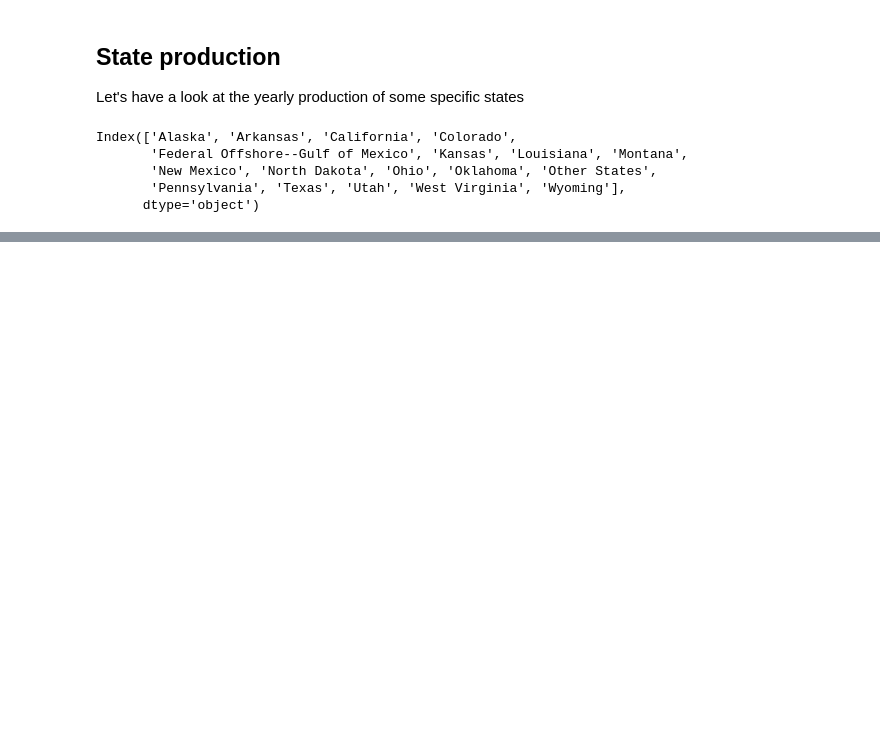
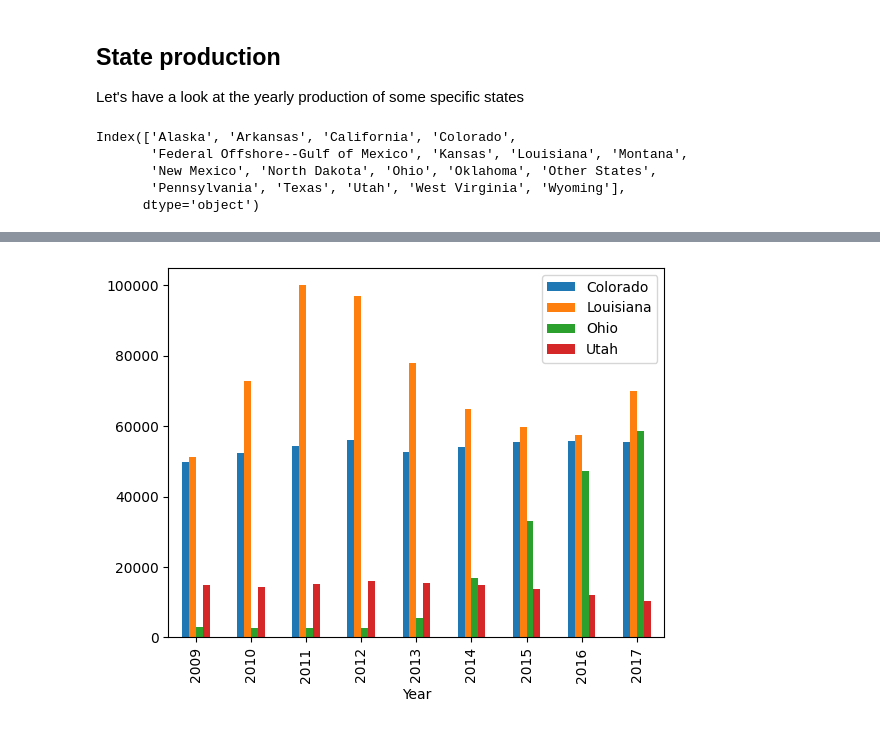
Before and after one commit to tanushrin/data-us-oil-and-gas-production, a Jupyter notebook: oil_and_gas.ipynb, the cells around one changed output, grey strips where cells are left out. Drawn from its saved outputs; the diff is of its cells as text; code cells hidden in the pictures; blank space fills up the shorter version.

```diff
--- a/oil_and_gas.ipynb
+++ b/oil_and_gas.ipynb
@@ -291,0 +297,5 @@ Index(['Alaska', 'Arkansas', 'California', 'Colorado',
+# %%
+plot2 = filtered_yearly_gas_df.filter(items=['Colorado', 'Louisiana', 'Ohio', 'Utah']).plot(kind="bar")
+plot2.set_xlabel("Year");
+# %% [output]
+[figure, added]
```
Also changed, not shown: parts of 13 cells of this notebook, 1 other file.
